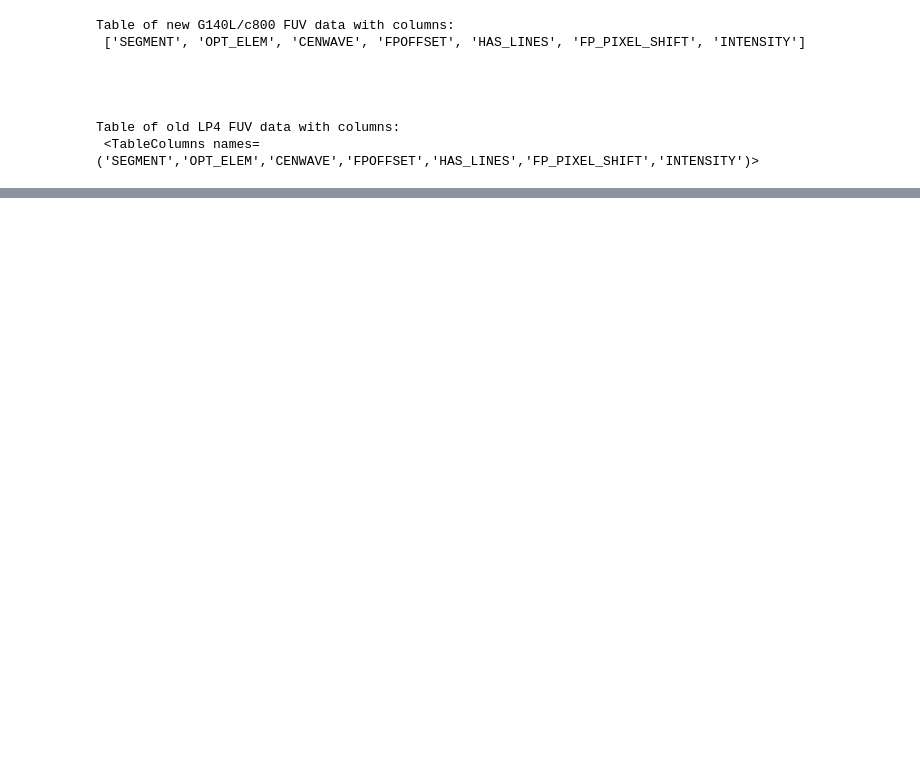
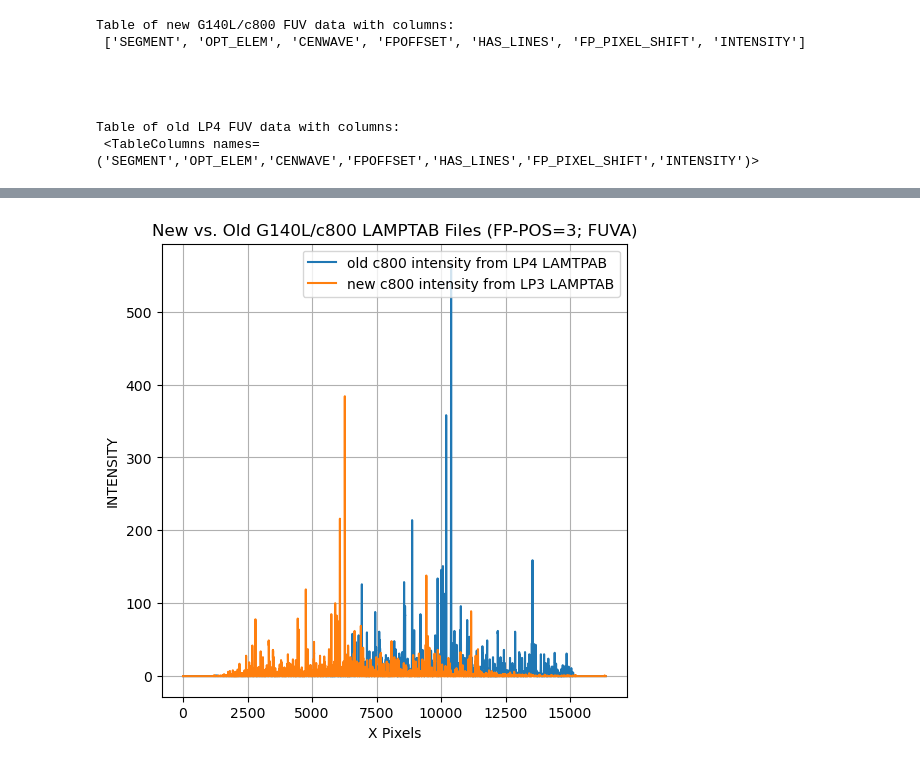
Before and after one commit to alechirschauer/COS-LP5-Lamp-Tabs, a Jupyter notebook: COS_LP5_LP3_LAMPTABs_testing_12July2021.ipynb, the cells around one changed output, grey strips where cells are left out. Cells and saved outputs as stored; diff of their text form; code cells hidden in the pictures; blank space fills up the shorter version.

```diff
--- a/COS_LP5_LP3_LAMPTABs_testing_12July2021.ipynb
+++ b/COS_LP5_LP3_LAMPTABs_testing_12July2021.ipynb
@@ -225,0 +284,28 @@ plt.close()
+# %%
+# 9
+
+selnew = np.where((fuv_G140Lc800_data['CENWAVE'] == 800) &
+               (fuv_G140Lc800_data['SEGMENT'] == 'FUVA') &
+               (fuv_G140Lc800_data['FPOFFSET'] == 0))
+
+selold = np.where((fuv_lampdataLP4_old['CENWAVE'] == 800) &
+               (fuv_lampdataLP4_old['SEGMENT'] == 'FUVA') &
+               (fuv_lampdataLP4_old['FPOFFSET'] == 0))
+
+new_intensity = fuv_G140Lc800_data[selnew[0][0]]["INTENSITY"]
+old_intensity = fuv_lampdataLP4_old[selold[0][0]]["INTENSITY"]
+
+fig1, ax = plt.subplots(1,1,figsize=(6,6), dpi=100)
+ax.plot(old_intensity, label="old c800 intensity from LP4 LAMTPAB")
+ax.plot(new_intensity, label="new c800 intensity from LP3 LAMPTAB")
+
+ax.set_title("New vs. Old G140L/c800 LAMPTAB Files (FP-POS=3; FUVA)")
+ax.set_xlabel("X Pixels")
+ax.set_ylabel("INTENSITY")
+
+plt.legend()
+plt.grid(True)
+plt.show()
+plt.close()
+# %% [output]
+[figure, added]
```
Also changed, not shown: parts of 16 cells of this notebook.
